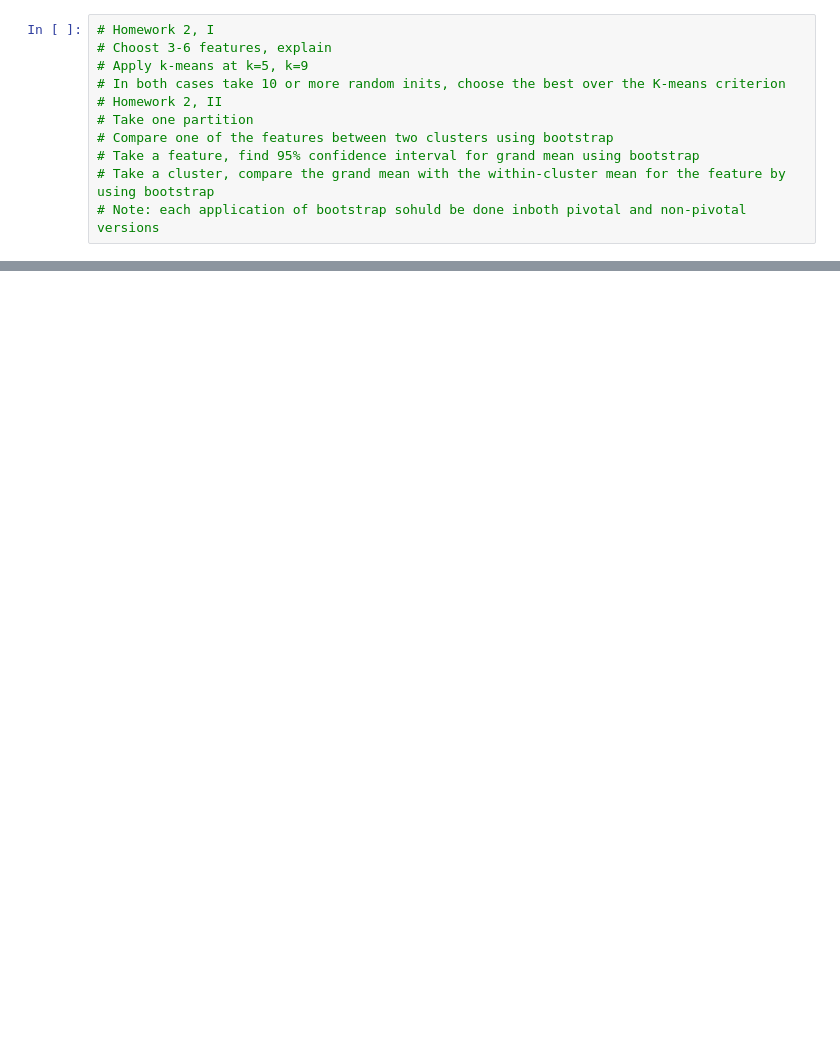
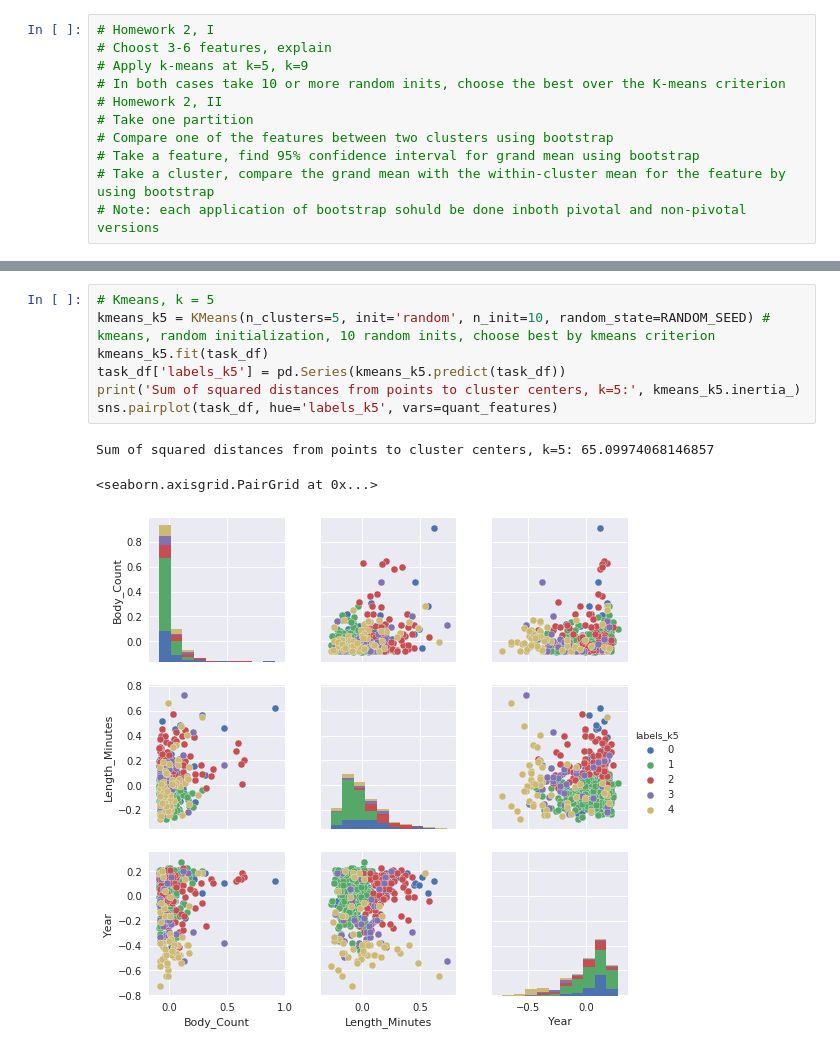
Before and after one commit to Euphe/data_analysis_project, a Jupyter notebook: HW_Mirkin.ipynb, the cells around one changed output, grey strips where cells are left out. Saved outputs shown, nothing was run; the diff lists cells and outputs as text; blank space fills up the shorter version.

```diff
--- a/HW_Mirkin.ipynb
+++ b/HW_Mirkin.ipynb
@@ -48,0 +74,11 @@ sns.pairplot(task_df_scaled, hue='labels', vars=features)
+# %%
+# Kmeans, k = 5
+kmeans_k5 = KMeans(n_clusters=5, init='random', n_init=10, random_state=RANDOM_SEED) # kmeans, random initialization, 10 random inits, choose best by kmeans criterion
+kmeans_k5.fit(task_df)
+task_df['labels_k5'] = pd.Series(kmeans_k5.predict(task_df))
+print('Sum of squared distances from points to cluster centers, k=5:', kmeans_k5.inertia_)
+sns.pairplot(task_df, hue='labels_k5', vars=quant_features)
+# %% [output]
+Sum of squared distances from points to cluster centers, k=5: 65.09974068146857
+<seaborn.axisgrid.PairGrid at 0x...>
+[figure, added]
```
Also changed, not shown: parts of 15 cells of this notebook.
